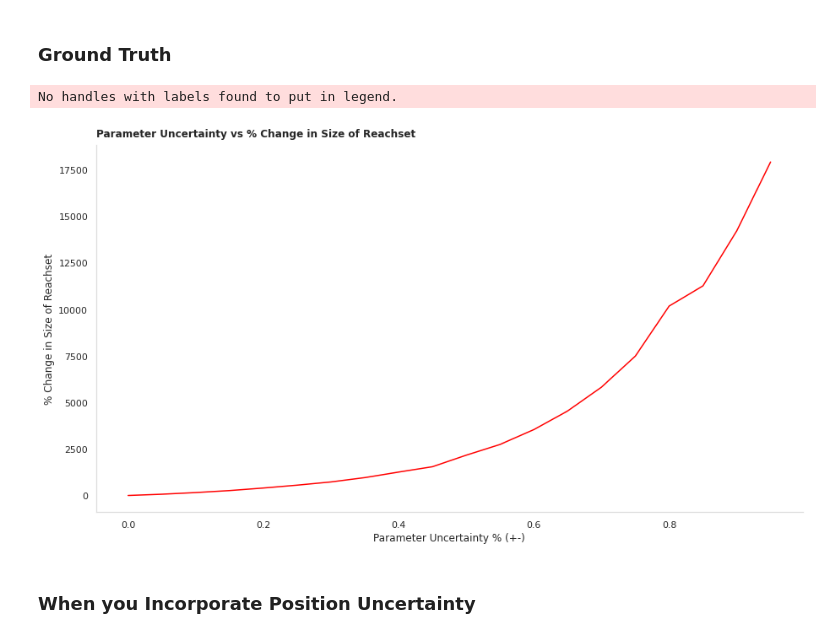
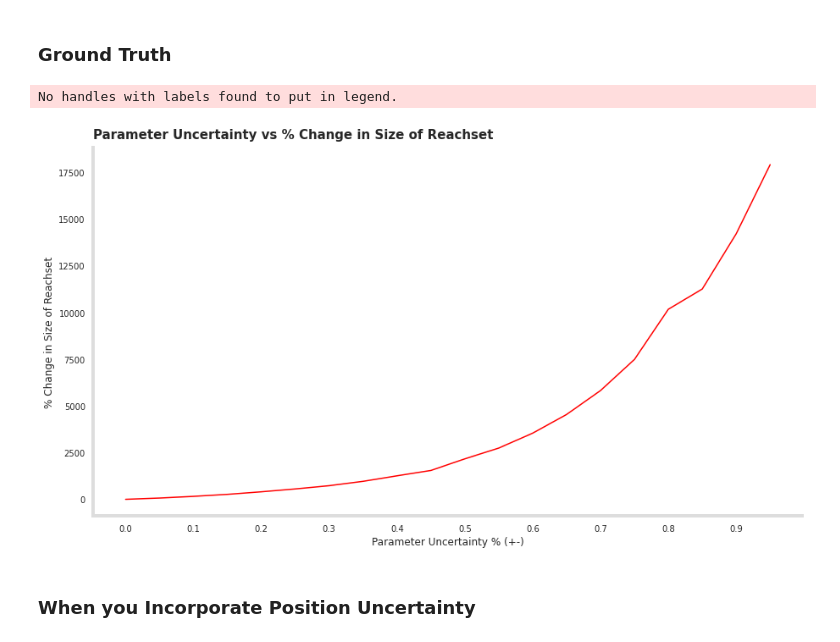
Before and after one commit to pmusau17/Platooning-F1Tenth, a Jupyter notebook: src/rtreach/logs/uncertainty_experiments/UncertaintyExperiments.ipynb, the cells around one changed output. Drawn from its saved outputs; the diff is of its cells as text; code cells hidden in the pictures.

Commit message:
new plot for paper

```diff
--- a/src/rtreach/logs/uncertainty_experiments/UncertaintyExperiments.ipynb
+++ b/src/rtreach/logs/uncertainty_experiments/UncertaintyExperiments.ipynb
@@ -82,20 +82,35 @@ median_pu.head(5)
 # %%
 var1 = 'percent_change_in_size_of_reachset'
 
 
 plt.figure(figsize=(15,8))
 ax = sns.lineplot(data=median_gt, x="parameter_uncertainty",y=var1,color='red')
 ax.spines['bottom'].set_color('#dddddd')
 ax.spines['left'].set_color('#dddddd')
 sns.despine(left=False, bottom=False, right=True)
 _= plt.legend(loc='upper left',frameon=False)
 
+SMALL_SIZE = 10
+MEDIUM_SIZE = 10
+BIGGER_SIZE = 12
+
+
 _= plt.ylabel("% Change in Size of Reachset")
 _= plt.xlabel('Parameter Uncertainty % (+-)')
-_= plt.title("Parameter Uncertainty vs % Change in Size of Reachset",loc='left',pad=10.0,fontweight="bold")
+_= plt.title("Parameter Uncertainty vs % Change in Size of Reachset",loc='left',pad=11.0,fontweight="bold",fontsize=15)
+
+plt.setp(ax.spines.values(), linewidth=4)
+plt.rc('font', size=BIGGER_SIZE)          # controls default text sizes
+plt.rc('axes', titlesize=SMALL_SIZE)     # fontsize of the axes title
+plt.rc('axes', labelsize=BIGGER_SIZE)    # fontsize of the x and y labels
+plt.rc('xtick', labelsize=SMALL_SIZE)    # fontsize of the tick labels
+plt.rc('ytick', labelsize=SMALL_SIZE)    # fontsize of the tick labels
+plt.rc('legend', fontsize=SMALL_SIZE)    # legend fontsize
+plt.rc('figure', titlesize=15)  # fontsize of the figure title
+_ = plt.xticks(np.arange(0, 1.0, 0.1))
 # %% [output]
 No handles with labels found to put in legend.
-[figure, old version]
+[figure, new version]
 # %% [markdown]
 ### When you Incorporate Position Uncertainty
 # %%
```
Also changed, not shown: parts of 1 cell of this notebook.
